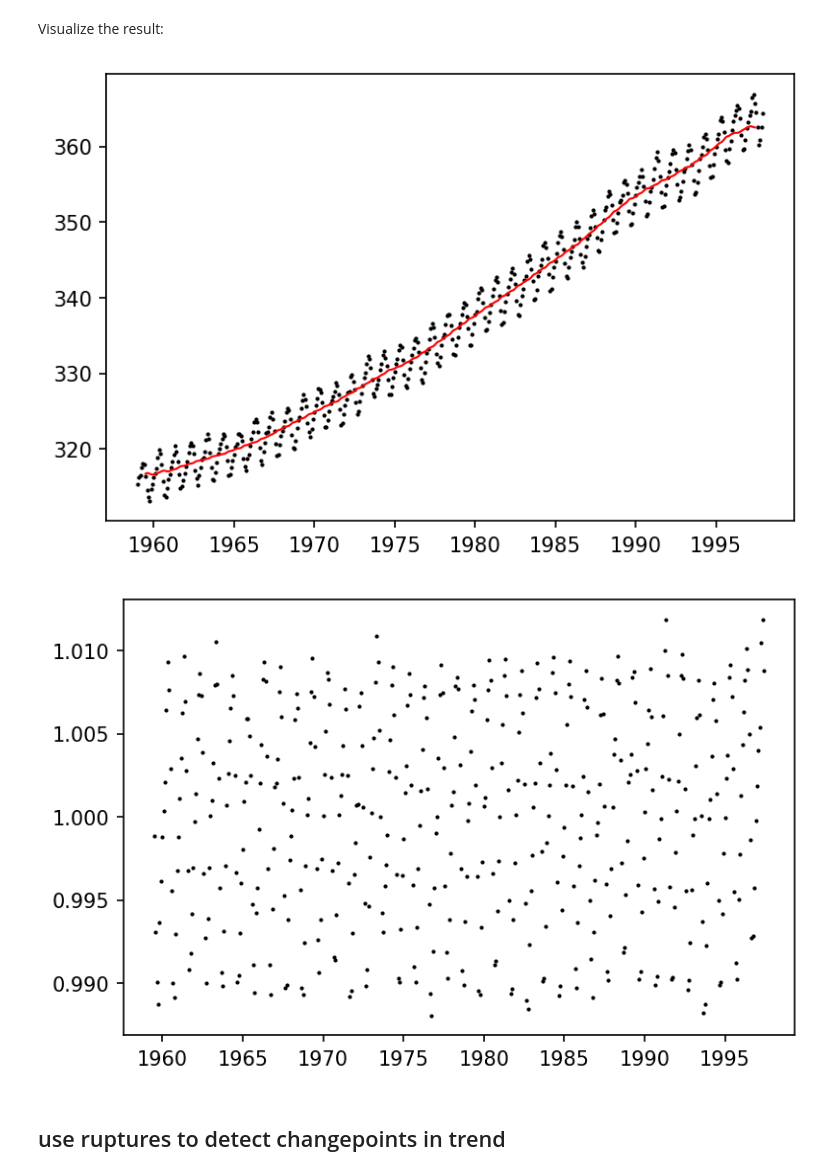
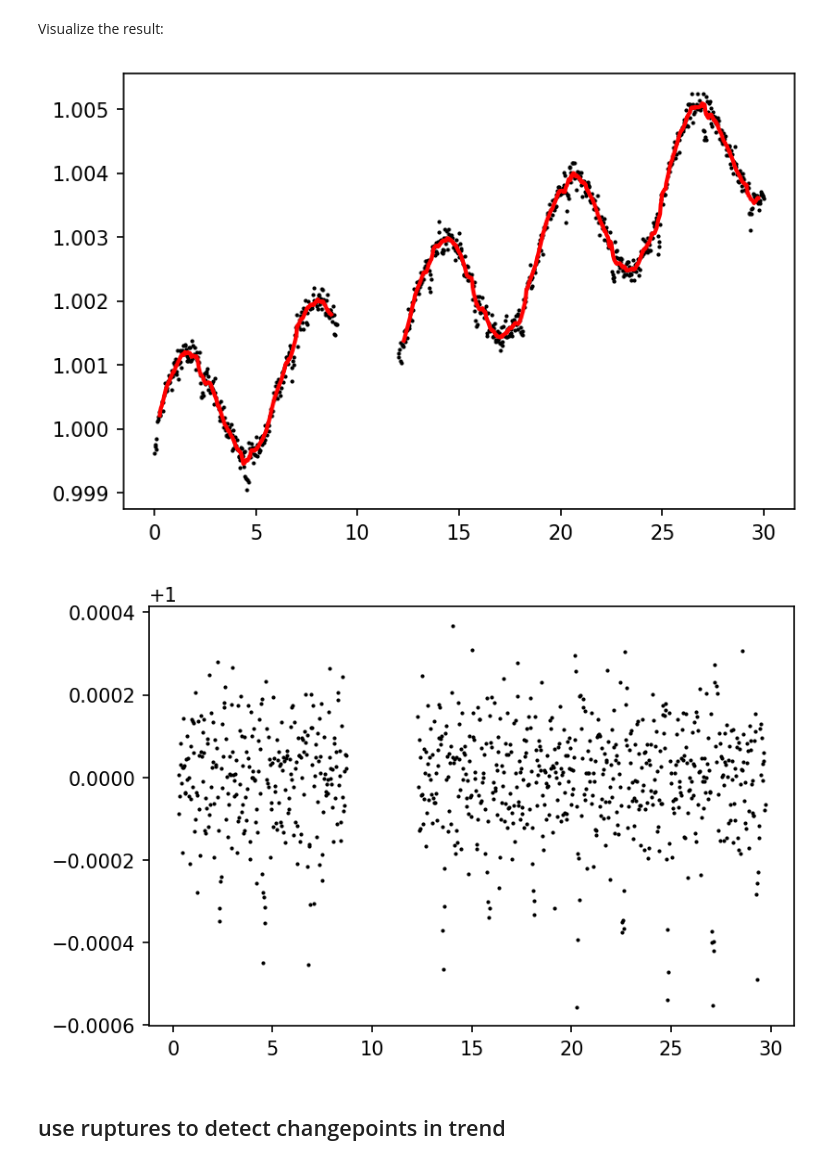
Before and after one commit to ksetdekov/wotan, a Jupyter notebook: examples/biweight.ipynb, the cells around one changed output. Saved outputs shown, nothing was run; the diff lists cells and outputs as text; code cells hidden in the pictures.

```diff
--- a/examples/biweight.ipynb
+++ b/examples/biweight.ipynb
@@ -25,2 +49,21 @@ data = data.set_index('time')
 # %% [markdown]
 Run wotan:
+# %%
+import numpy as np
+from wotan import flatten
+
+points = 1000
+time = np.linspace(0, 30, points)
+flux = 1 + ((np.sin(time) + time / 10 + time**1.5 / 100) / 1000)
+noise = np.random.normal(0, 0.0001, points)
+flux += noise
+for i in range(points):
+    if i % 75 == 0:
+        flux[i:i+5] -= 0.0004  # Add some transits
+        flux[i+50:i+52] += 0.0002  # and flares
+flux[300:400] = np.nan
+# %%
+ex = pd.read_excel('metric.xlsx')
+# %%
+ex.columns = ['timeindex', 'value']
+ex
@@ -27,11 +84,11 @@ Run wotan:
 # %%
 flatten_lc, trend_lc = flatten(
-    data.index,                 # Array of time values
-    data.value,                 # Array of flux values
+    ex.timeindex,                 # Array of time values
+    ex.value,                 # Array of flux values
     method='biweight',
-    window_length=4,    # The length of the filter window in units of ``time``
-    edge_cutoff=0.5,      # length (in units of time) to be cut off each edge.
-    break_tolerance=0.5,  # Split into segments at breaks longer than that
+    window_length=1440,    # The length of the filter window in units of ``time``
+    edge_cutoff=720,      # length (in units of time) to be cut off each edge.
+    break_tolerance=1000,  # Split into segments at breaks longer than that
     return_trend=True,    # Return trend and flattened light curve
     cval=5.0              # Tuning parameter for the robust estimators
     )
@@ -38,17 +110,17 @@ flatten_lc, trend_lc = flatten(
 # %% [markdown]
 Visualize the result:
 # %%
-rcParams["figure.dpi"] = 150
+import matplotlib.pyplot as plt
+plt.scatter(time, flux, s=1, color='black')
+plt.plot(time, trend_lc, color='red', linewidth=2)
+plt.show()
 
-plt.scatter(data.index, data.value, s=1, color='black')
-plt.plot(data.index, trend_lc, color='red', linewidth=1)
-plt.show();
 plt.close()
-
-plt.scatter(data.index, flatten_lc, s=1, color='black');
+plt.scatter(time, flatten_lc, s=1, color='black')
+plt.show()
 # %% [output]
-[figure, old version]
+[figure, new version]
-[figure, old version]
+[figure, new version]
 # %% [markdown]
 ## use ruptures to detect changepoints in trend
 # %%
```
Also changed, not shown: parts of 7 cells of this notebook, 3 other files.
